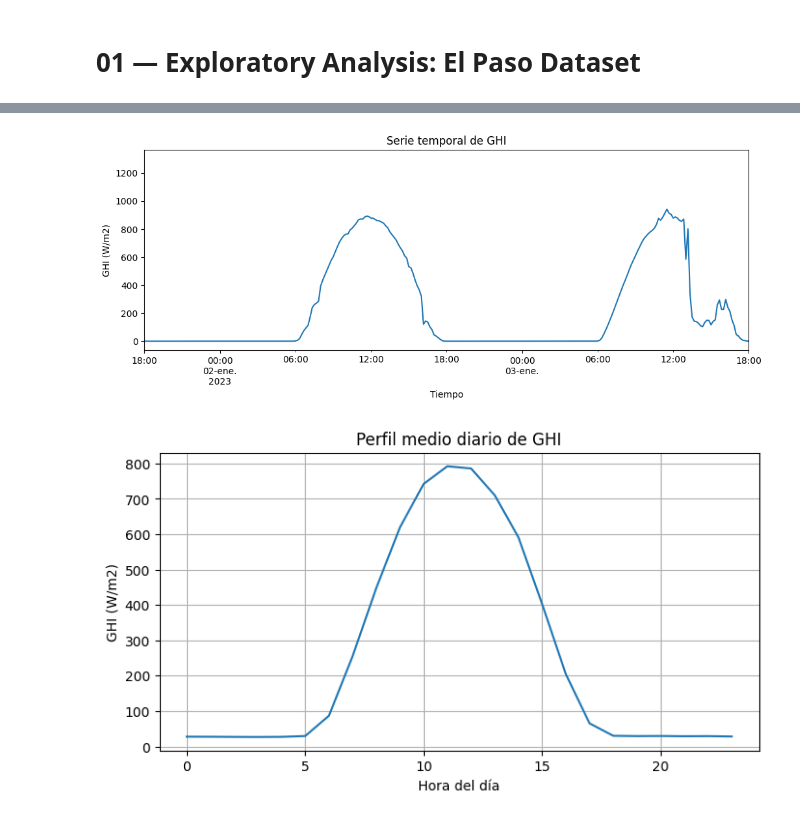
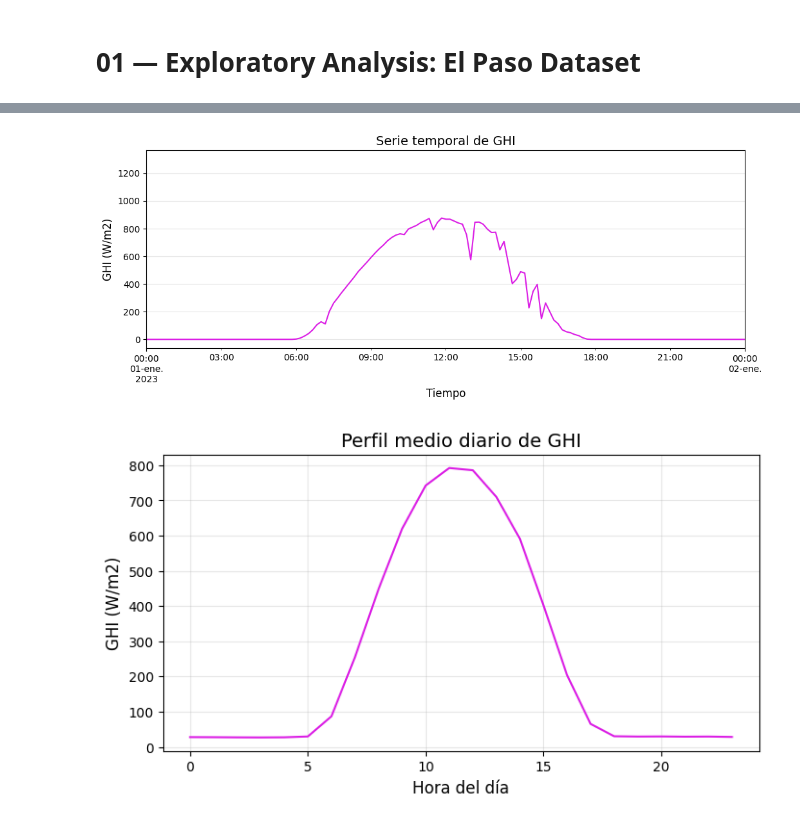
Before and after one commit to EstebanLN/solar-forecasting-colombia, a Jupyter notebook: notebooks/01_explore_elpaso_data.ipynb, the cells around one changed output, grey strips where cells are left out. Saved outputs shown, nothing was run; the diff lists cells and outputs as text; code cells hidden in the pictures.

```diff
--- a/notebooks/01_explore_elpaso_data.ipynb
+++ b/notebooks/01_explore_elpaso_data.ipynb
@@ -1,6 +1,17 @@
 # %% [markdown]
 
 # 01 — Exploratory Analysis: El Paso Dataset
+# %%
+import matplotlib.pyplot as plt
+import matplotlib as mpl
+
+mpl.rcParams["figure.figsize"] = (10,4)
+mpl.rcParams["axes.titlesize"] = 14
+mpl.rcParams["axes.labelsize"] = 12
+mpl.rcParams["font.family"] = "DejaVu Sans"
+mpl.rcParams["axes.prop_cycle"] = plt.cycler(color=["#DB1EE5","#FFC107","#43A047","#E53935"])
+mpl.rcParams["grid.alpha"] = 0.3
+mpl.rcParams["axes.grid"] = True
 # %%
 import pandas as pd
 import matplotlib.pyplot as plt
@@ -51,14 +62,15 @@ memory usage: 8.2 MB
 # %%
 # --- Visualización GHI ---
 plt.figure(figsize=(12,4))
 df["GHI"].plot()
 plt.title("Serie temporal de GHI")
 plt.xlabel("Tiempo")
 plt.ylabel("GHI (W/m2)")
-plt.xlim("2023-01-01 18:00:00+00:00", "2023-01-03 18:00:00+00:00")
+plt.xlim("2023-01-01 00:00:00+00:00", "2023-01-02 00:00:00+00:00")
+plt.grid(True)
 plt.show()
 # %% [output]
-[figure, old version]
+[figure, new version]
 # %%
 # --- Perfil diario promedio ---
 df["hour"] = df.index.hour
@@ -70,7 +82,7 @@ plt.ylabel("GHI (W/m2)")
 plt.grid(True)
 plt.show()
 # %% [output]
-[figure, old version]
+[figure, new version]
 # %%
 # --- Correlaciones ---
 corr = df.corr()
```
Also changed, not shown: parts of 1 cell of this notebook, 1 other file.
